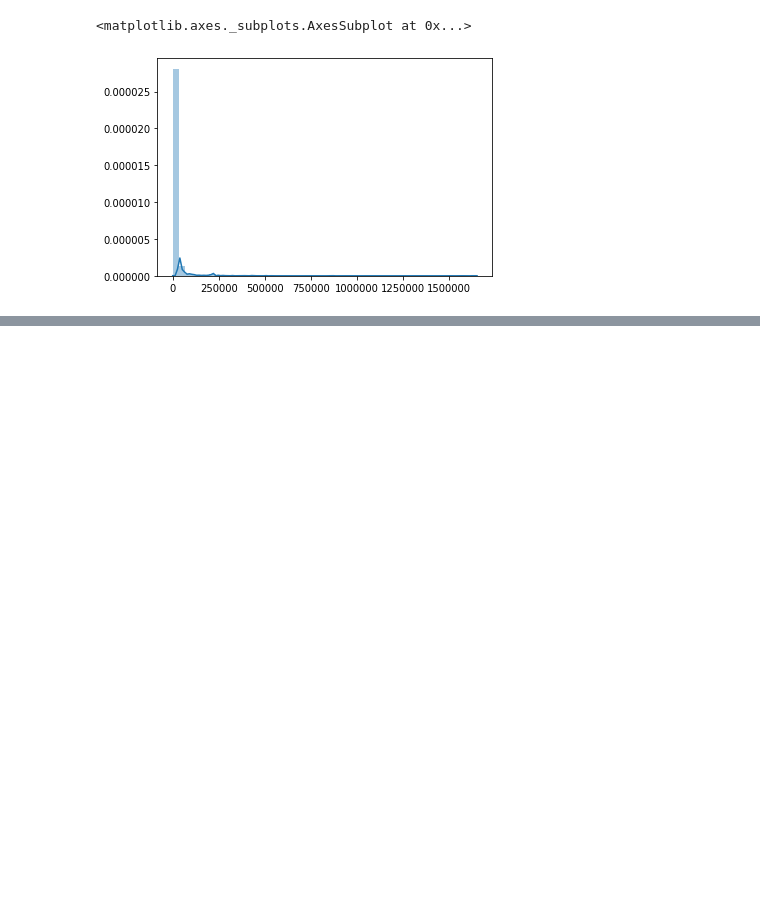
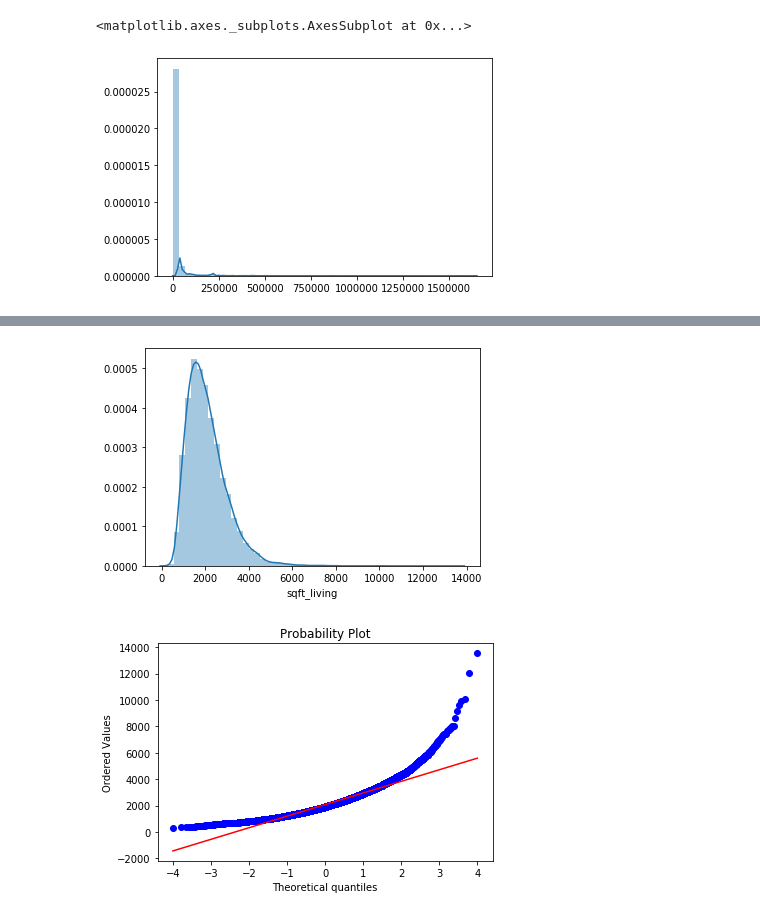
Before and after one commit to abhishekdabas31/Predicting-House-Prices-in-King-county, a Jupyter notebook: Exploratory_Data_Analysis on Housing dataset.ipynb, the cells around one changed output, grey strips where cells are left out. Cells and saved outputs as stored; diff of their text form; code cells hidden in the pictures; blank space fills up the shorter version.

```diff
--- a/Exploratory_Data_Analysis.ipynb
+++ b/Exploratory_Data_Analysis on Housing dataset.ipynb
@@ -502,0 +560,9 @@ fig.show()
+# %%
+# Checking for sqft_living column
+
+sns.distplot(data["sqft_living"])
+fig = plt.figure()
+res = stats.probplot(data['sqft_living'], plot=plt)
+# %% [output]
+[figure, added]
+[figure, added]
```
Also changed, not shown: parts of 45 cells of this notebook, 1 other file.
